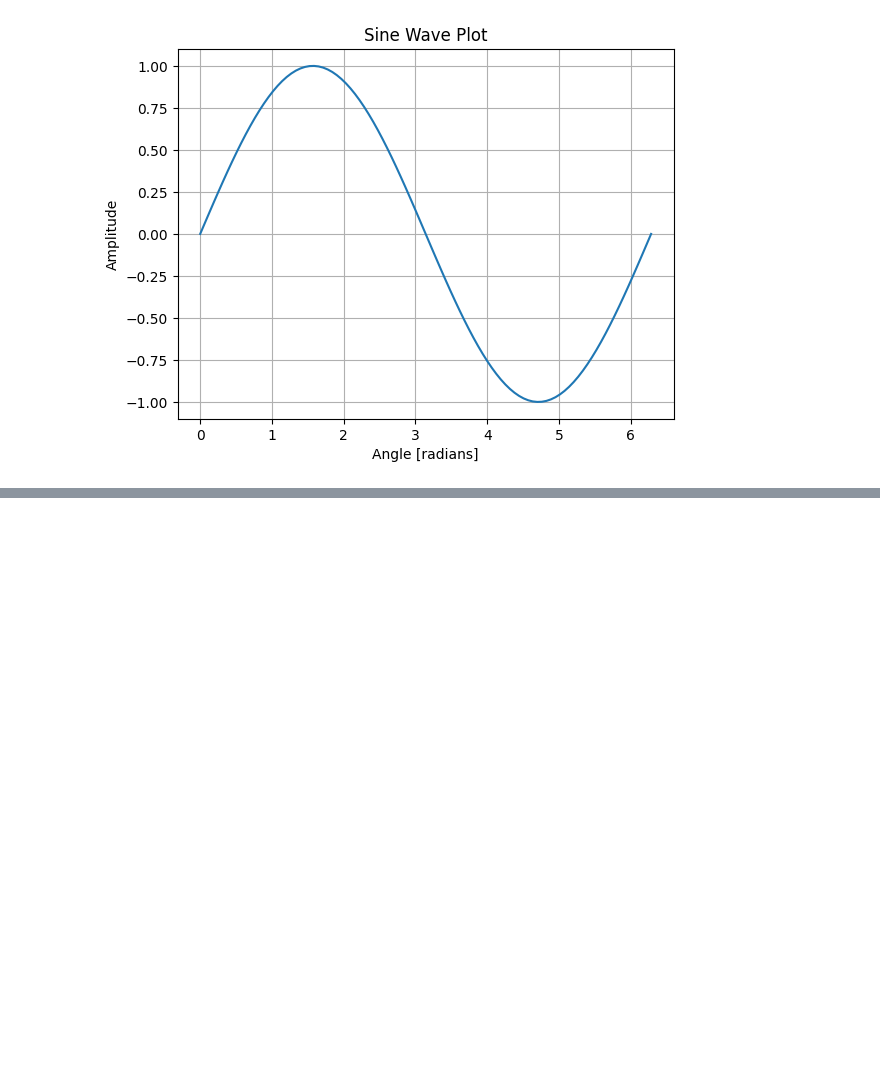
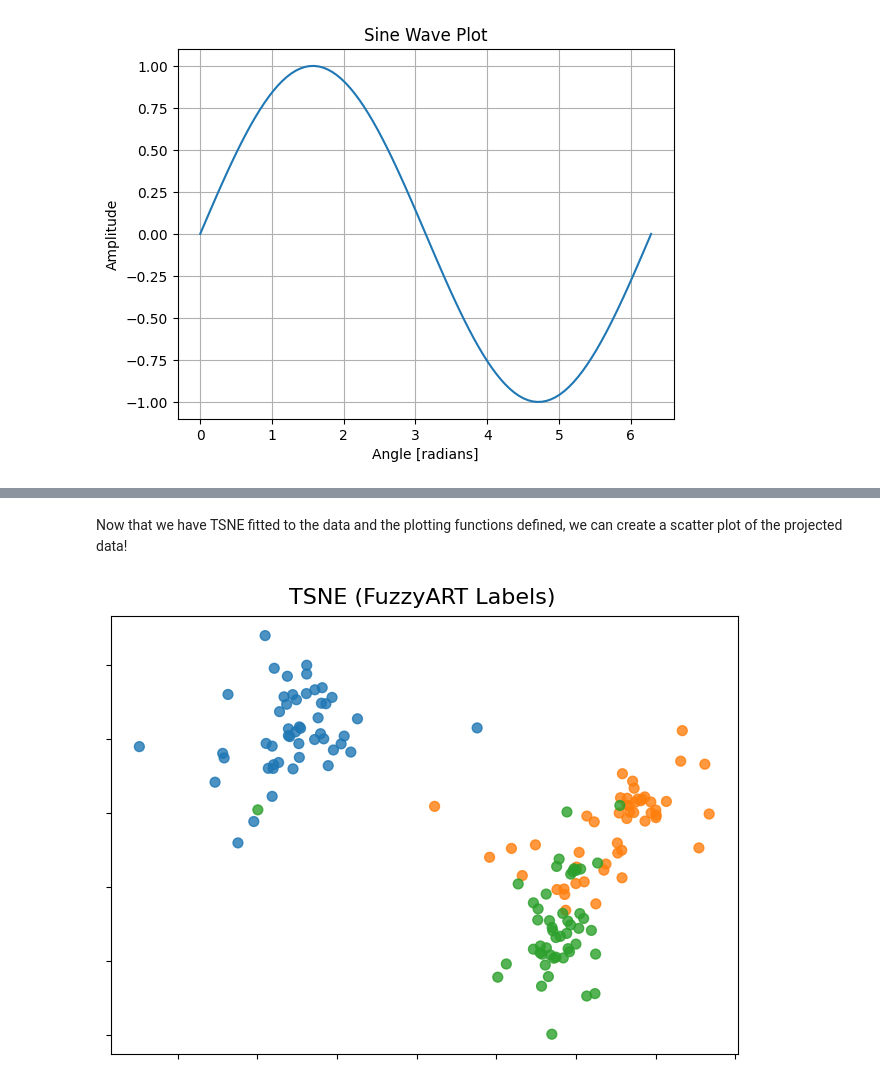
Before and after one commit to art-book-online/art-book-online.github.io, a Jupyter notebook: _notebooks/notebooks/sample.ipynb, the cells around one changed output, grey strips where cells are left out. Cells and saved outputs as stored; diff of their text form; code cells hidden in the pictures; blank space fills up the shorter version.

```diff
--- a/_notebooks/notebooks/sample.ipynb
+++ b/_notebooks/notebooks/sample.ipynb
@@ -107,0 +340,7 @@ list(iris)
+# %% [markdown]
+Now that we have TSNE fitted to the data and the plotting functions defined, we can create a scatter plot of the projected data!
+# %%
+# Generate the plot
+plot_2d(S_t_sne.T, y, "TSNE (FuzzyART Labels)")
+# %% [output]
+[figure, added]
```
Also changed, not shown: parts of 13 cells of this notebook, 6 other files.
